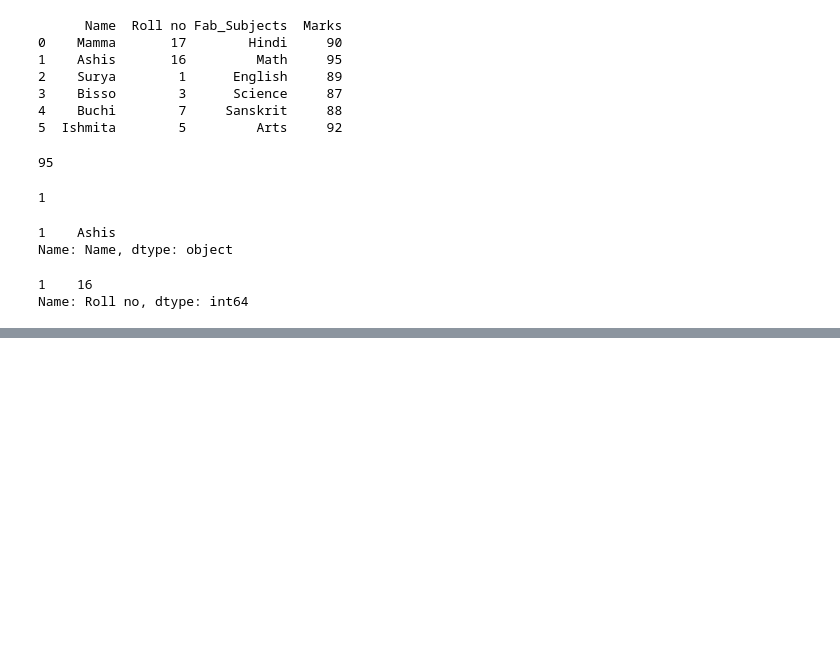
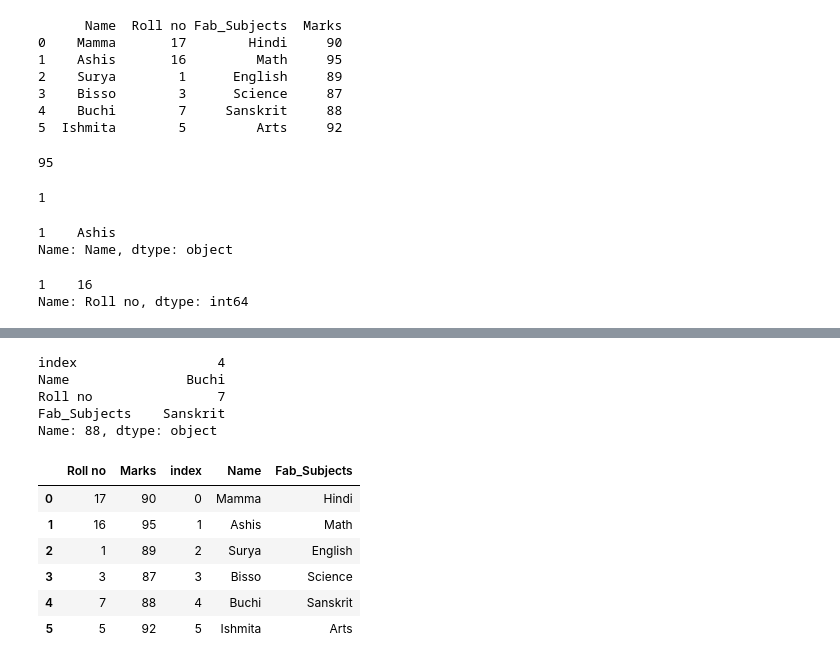
Before and after one commit to ashis003/Machine-Learning, a Jupyter notebook: Basics.ipynb, the cells around one changed output, grey strips where cells are left out. Saved outputs shown, nothing was run; the diff lists cells and outputs as text; code cells hidden in the pictures; blank space fills up the shorter version.

```diff
--- a/Basics.ipynb
+++ b/Basics.ipynb
@@ -160,0 +162,2 @@ df.head()
+# %%
+df.set_index('Marks',inplace=True)
@@ -160,0 +175,19 @@ df.head()
+# %%
+df.loc[88]
+# %% [output]
+index                  4
+Name               Buchi
+Roll no                7
+Fab_Subjects    Sanskrit
+Name: 88, dtype: object
+# %%
+df.reset_index(inplace=True)
+df
+# %% [output]
+|  | Roll no | Marks | index | Name | Fab_Subjects |
+| 0 | 17 | 90 | 0 | Mamma | Hindi |
+| 1 | 16 | 95 | 1 | Ashis | Math |
+| 2 | 1 | 89 | 2 | Surya | English |
+| 3 | 3 | 87 | 3 | Bisso | Science |
+| 4 | 7 | 88 | 4 | Buchi | Sanskrit |
+| 5 | 5 | 92 | 5 | Ishmita | Arts |
```
Also changed, not shown: parts of 9 cells of this notebook.
